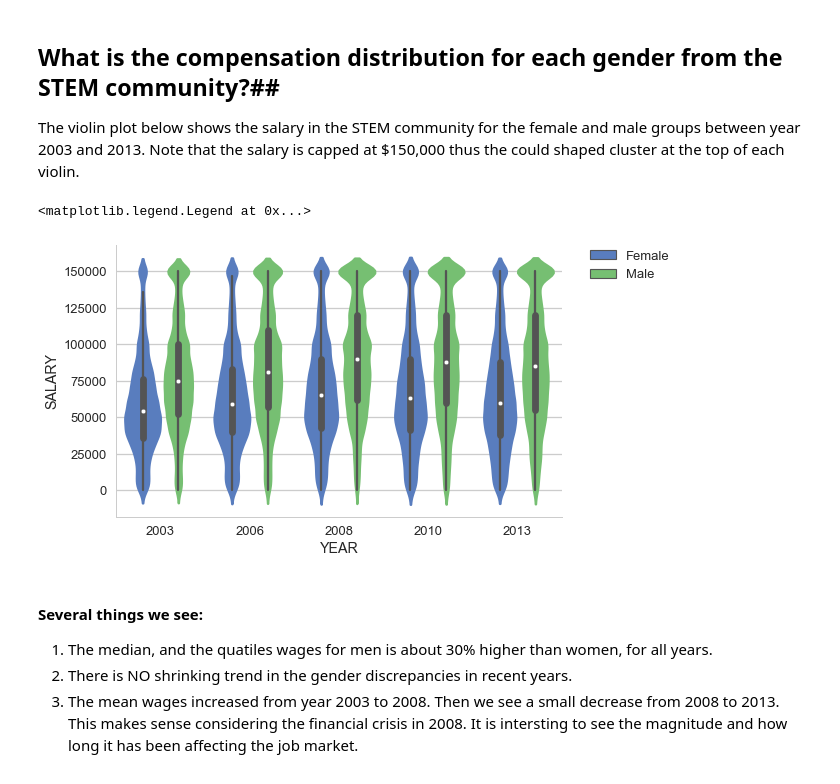
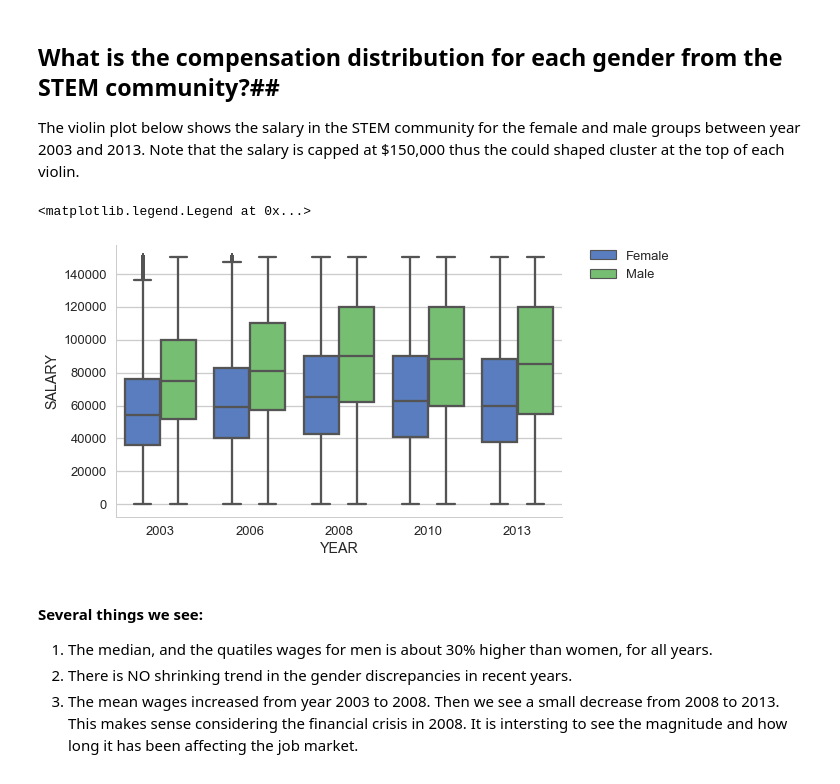
Before and after one commit to shuojiashi/women_in_stem, a Jupyter notebook: notebooks/HigherEdEDA_upload.ipynb, the cells around one changed output. Saved outputs shown, nothing was run; the diff lists cells and outputs as text; code cells hidden in the pictures.

```diff
--- a/notebooks/HigherEdEDA_upload.ipynb
+++ b/notebooks/HigherEdEDA_upload.ipynb
@@ -215,12 +215,12 @@ The violin plot below shows the salary in the STEM community for the female and
 # %%
 #bar plot of gender and salary
 plt.figure(figsize=[8,5])
-sns.violinplot(data=df, y = 'SALARY', x = 'YEAR', hue = 'GENDERS', palette="muted")
+sns.boxplot(data=df, y = 'SALARY', x = 'YEAR', hue = 'GENDERS', palette="muted")
 sns.despine()
 plt.legend(bbox_to_anchor=(1.05, 1), loc=2, borderaxespad=0.)
 # %% [output]
 <matplotlib.legend.Legend at 0x...>
-[figure, old version]
+[figure, new version]
 # %% [markdown]
 #### Several things we see: ####
 1. The median, and the quatiles wages for men is about 30\% higher than women, for all years.
```
Also changed, not shown: parts of 10 cells of this notebook.
